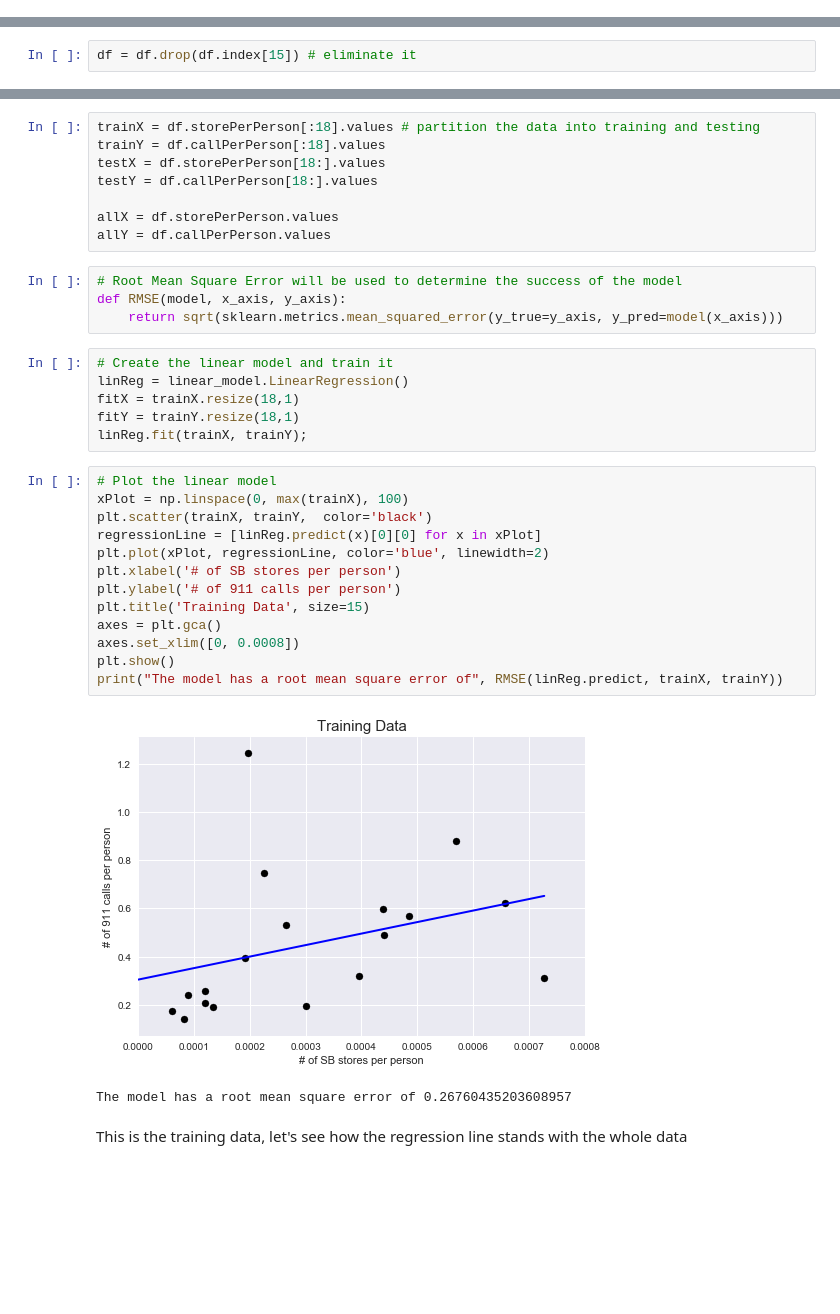
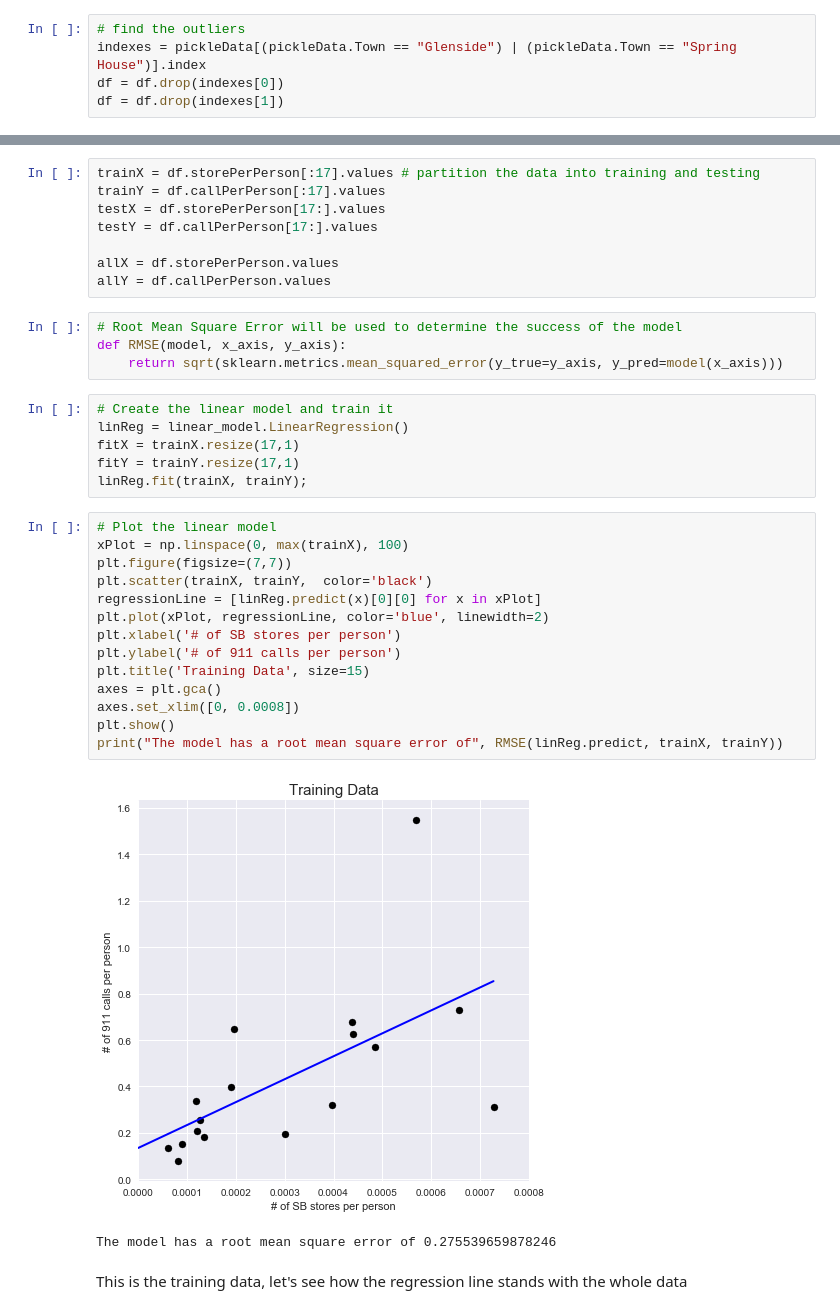
Before and after one commit to RitikDutta/Starbucks-911-Analysis, a Jupyter notebook: Step 3.ipynb, the cells around one changed output, grey strips where cells are left out. Saved outputs shown, nothing was run; the diff lists cells and outputs as text; blank space fills up the shorter version.

```diff
--- a/Step 3.ipynb
+++ b/Step 3.ipynb
@@ -196 +196,6 @@ As can be seen from the linear regression plot above, Conshohocken town is a sig
+# %%
+# find the outliers
+indexes = pickleData[(pickleData.Town == "Glenside") | (pickleData.Town == "Spring House")].index
+df = df.drop(indexes[0])
+df = df.drop(indexes[1])
 # %%
@@ -201,3 +206 @@ df[df.callPerPerson > 1.6] # find the outlier
-# %%
-df = df.drop(df.index[15]) # eliminate it
 # %% [markdown]
@@ -205,8 +210,8 @@ df = df.drop(df.index[15]) # eliminate it
 # %%
-trainX = df.storePerPerson[:18].values # partition the data into training and testing
-trainY = df.callPerPerson[:18].values
-testX = df.storePerPerson[18:].values
-testY = df.callPerPerson[18:].values
+trainX = df.storePerPerson[:17].values # partition the data into training and testing
+trainY = df.callPerPerson[:17].values
+testX = df.storePerPerson[17:].values
+testY = df.callPerPerson[17:].values
 
 allX = df.storePerPerson.values
 allY = df.callPerPerson.values
@@ -217,25 +222,26 @@ def RMSE(model, x_axis, y_axis):
 # %%
 # Create the linear model and train it
 linReg = linear_model.LinearRegression()
-fitX = trainX.resize(18,1)
-fitY = trainY.resize(18,1)
+fitX = trainX.resize(17,1)
+fitY = trainY.resize(17,1)
 linReg.fit(trainX, trainY);
 # %%
 # Plot the linear model
 xPlot = np.linspace(0, max(trainX), 100)
+plt.figure(figsize=(7,7))
 plt.scatter(trainX, trainY,  color='black')
 regressionLine = [linReg.predict(x)[0][0] for x in xPlot]
 plt.plot(xPlot, regressionLine, color='blue', linewidth=2)
 plt.xlabel('# of SB stores per person')
 plt.ylabel('# of 911 calls per person')
 plt.title('Training Data', size=15)
 axes = plt.gca()
 axes.set_xlim([0, 0.0008])
 plt.show()
 print("The model has a root mean square error of", RMSE(linReg.predict, trainX, trainY))
 # %% [output]
-[figure, old version]
+[figure, new version]
-The model has a root mean square error of 0.26760435203608957
+The model has a root mean square error of 0.275539659878246
 # %% [markdown]
 This is the training data, let's see how the regression line stands with the whole data
 # %%
```
Also changed, not shown: parts of 24 cells of this notebook.
